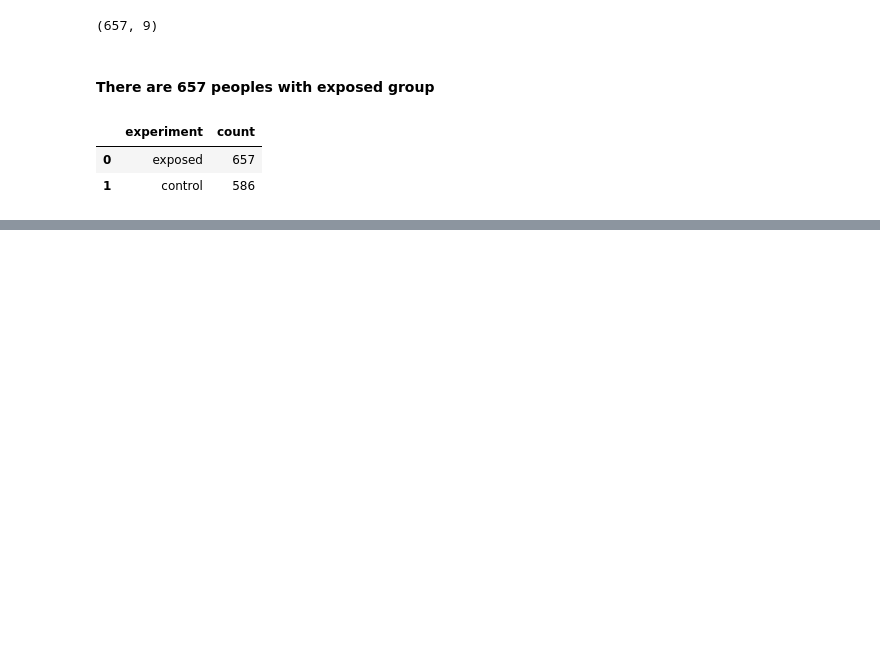
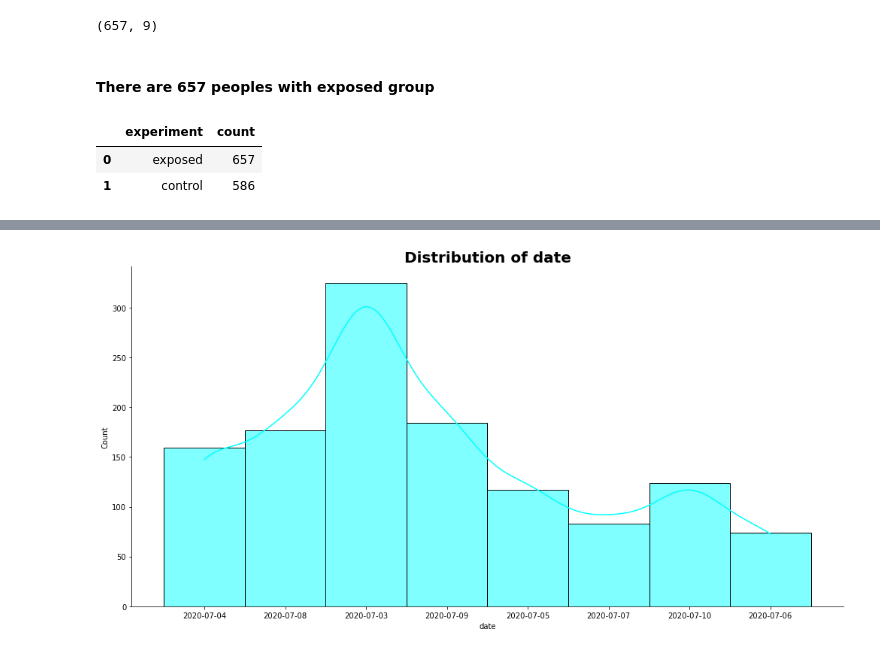
Before and after one commit to toussyn/abtest-mlops, a Jupyter notebook: notebooks/exploratory_data_analysis.ipynb, the cells around one changed output, grey strips where cells are left out. Cells and saved outputs as stored; diff of their text form; code cells hidden in the pictures; blank space fills up the shorter version.

```diff
--- a/notebooks/exploratory_data_analysis.ipynb
+++ b/notebooks/exploratory_data_analysis.ipynb
@@ -221,0 +237,4 @@ NameError: name 'exploration' is not defined
+# %%
+fig = visualization.plot_hist(response,'date','cyan')
+# %% [output]
+[figure, added]
```
Also changed, not shown: parts of 6 cells of this notebook.
